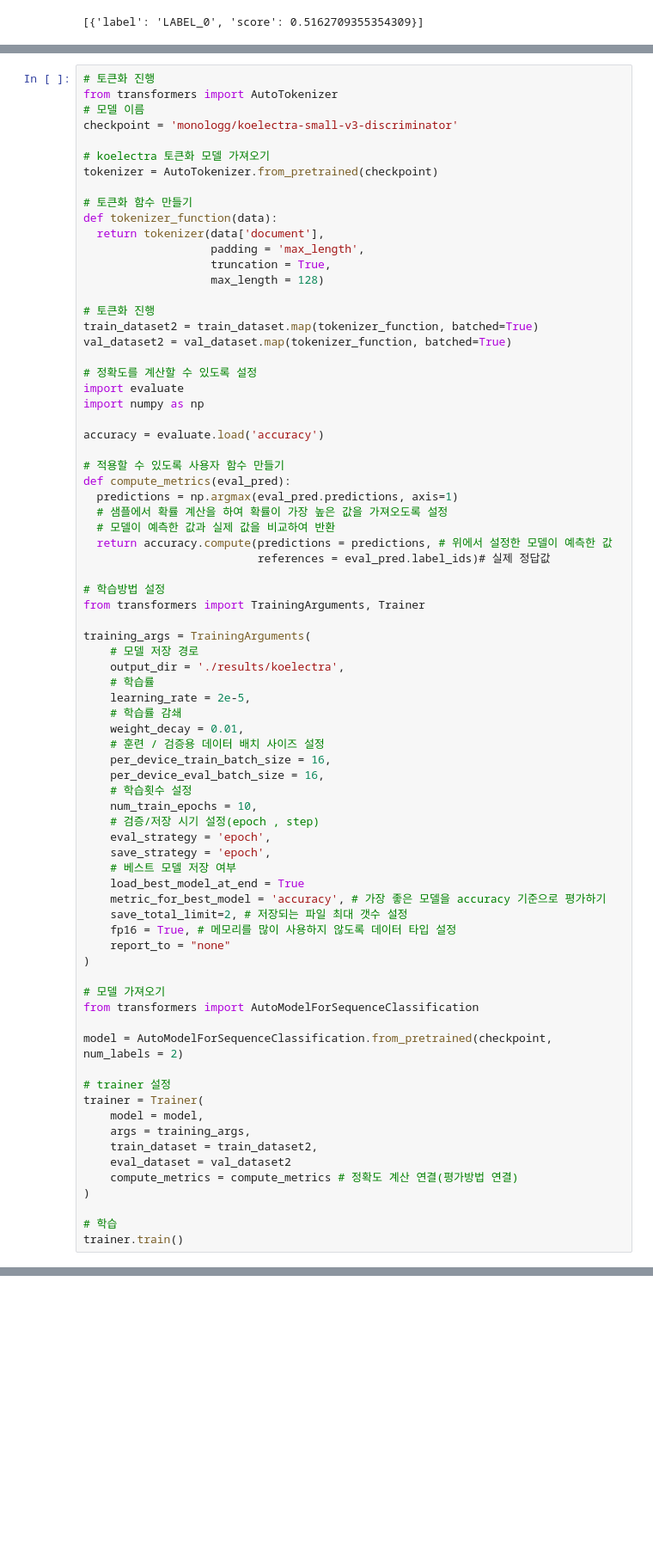
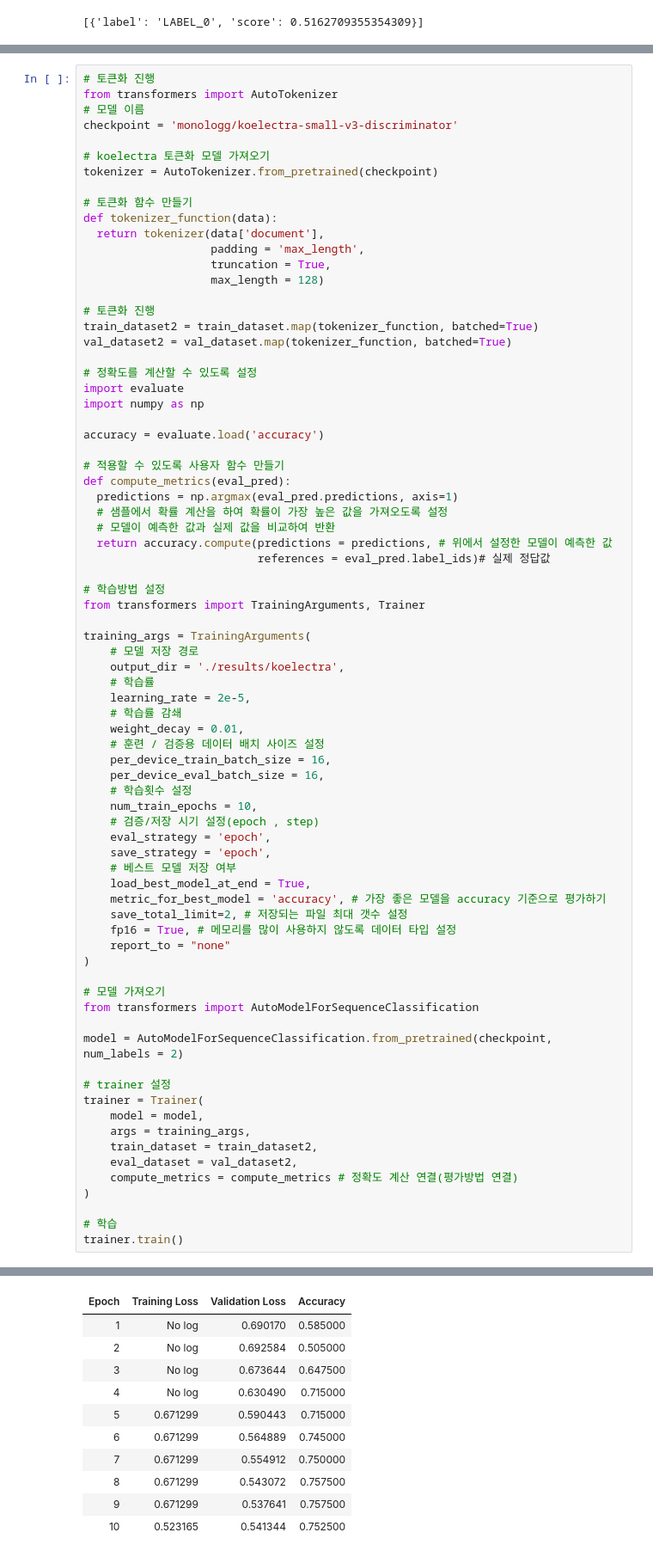
Before and after one commit to limjueun06/DL-study, a Jupyter notebook: ex09_허깅페이스_모델을_활용해_영화리뷰데이터_학습하기.ipynb, the cells around one changed output, grey strips where cells are left out. Shown at 86% size. Saved outputs shown, nothing was run; the diff lists cells and outputs as text; blank space fills up the shorter version.

```diff
--- a/ex09_허깅페이스_모델을_활용해_영화리뷰데이터_학습하기.ipynb
+++ b/ex09_허깅페이스_모델을_활용해_영화리뷰데이터_학습하기.ipynb
@@ -483,7 +509,7 @@ training_args = TrainingArguments(
     eval_strategy = 'epoch',
     save_strategy = 'epoch',
     # 베스트 모델 저장 여부
-    load_best_model_at_end = True
+    load_best_model_at_end = True,
     metric_for_best_model = 'accuracy', # 가장 좋은 모델을 accuracy 기준으로 평가하기
     save_total_limit=2, # 저장되는 파일 최대 갯수 설정
     fp16 = True, # 메모리를 많이 사용하지 않도록 데이터 타입 설정
@@ -500,9 +526,10 @@ trainer = Trainer(
     model = model,
     args = training_args,
     train_dataset = train_dataset2,
-    eval_dataset = val_dataset2
+    eval_dataset = val_dataset2,
     compute_metrics = compute_metrics # 정확도 계산 연결(평가방법 연결)
 )
 
 # 학습
 trainer.train()
+# %% [output]
@@ -508,0 +553,11 @@ trainer.train()
+| Epoch | Training Loss | Validation Loss | Accuracy |
+| 1 | No log | 0.690170 | 0.585000 |
+| 2 | No log | 0.692584 | 0.505000 |
+| 3 | No log | 0.673644 | 0.647500 |
+| 4 | No log | 0.630490 | 0.715000 |
+| 5 | 0.671299 | 0.590443 | 0.715000 |
+| 6 | 0.671299 | 0.564889 | 0.745000 |
+| 7 | 0.671299 | 0.554912 | 0.750000 |
+| 8 | 0.671299 | 0.543072 | 0.757500 |
+| 9 | 0.671299 | 0.537641 | 0.757500 |
+| 10 | 0.523165 | 0.541344 | 0.752500 |
```
Also changed, not shown: parts of 12 cells of this notebook.
